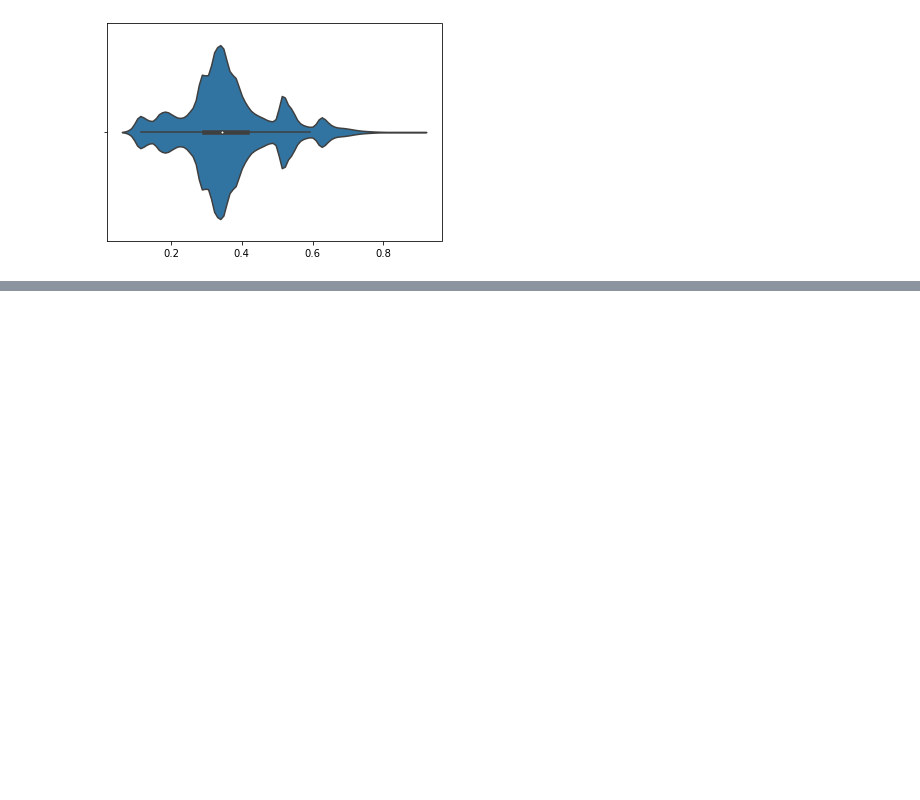
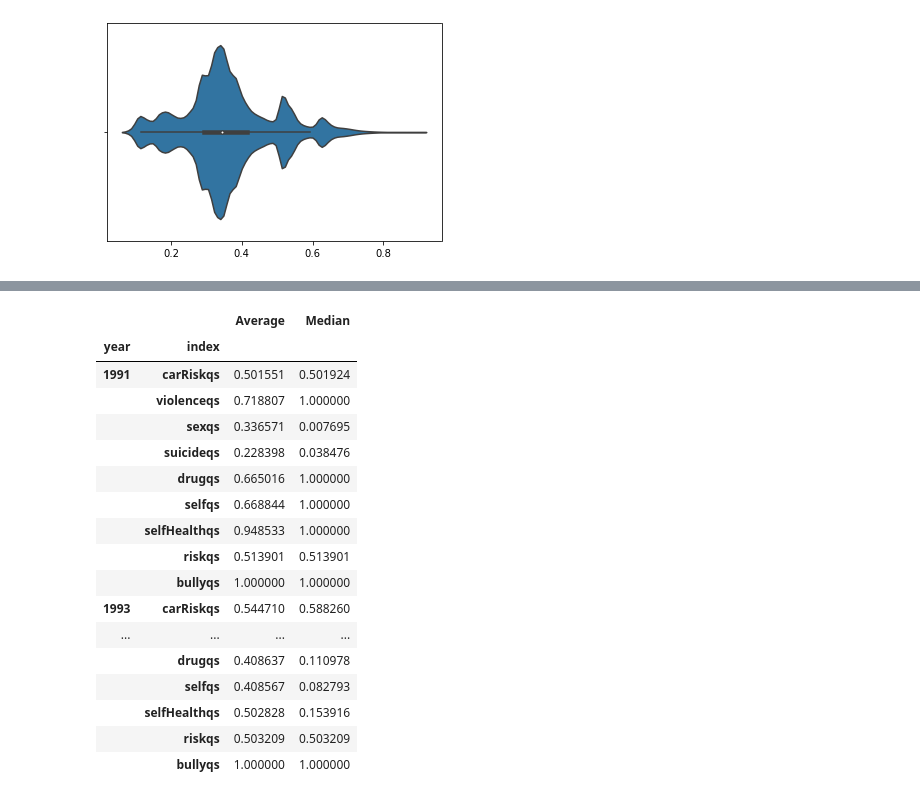
Before and after one commit to brodyee/STATS551_Project, a Jupyter notebook: eda/brodysEDA.ipynb, the cells around one changed output, grey strips where cells are left out. Drawn from its saved outputs; the diff is of its cells as text; code cells hidden in the pictures; blank space fills up the shorter version.

Commit message:
looked into what question group would be best

```diff
--- a/eda/brodysEDA.ipynb
+++ b/eda/brodysEDA.ipynb
@@ -163,0 +232,18 @@ survDatBefore10s.to_csv(root + "cleanSurvBefore10s.csv", index=False)
+# %%
+def getMissingForEachGroup(dat, colGroups, colGroupsNames):
+    propDataMissing = (dat.isna().sum() / dat.shape[0]).to_frame().T
+    qCatAveMissing, qCatMedMissing = [], []
+
+    for cols in colGroups:
+        qCatAveMissing.append(propDataMissing[cols].T.mean()[0])
+        qCatMedMissing.append(propDataMissing[cols].T.median()[0])
+
+    qCatMissing = pd.DataFrame({"index" : colGroupsNames,
+                                "Average" : qCatAveMissing,
+                                "Median" : qCatMedMissing}).set_index("index")
+    return qCatMissing
+qCatMissing = getMissingForEachGroup(survDat, listOfQList, listOfQListName)
+yearlyMissingQs = (survDat.groupby("year")
+                          .apply(lambda dat :
+                                        getMissingForEachGroup(dat, listOfQList,
+                                                               listOfQListName)))
@@ -163,0 +278,21 @@ survDatBefore10s.to_csv(root + "cleanSurvBefore10s.csv", index=False)
+# %%
+yearlyMissingQs.loc[1991:2000,]
+# %% [output]
+|  |  | Average | Median |
+| year | index |  |  |
+| 1991 | carRiskqs | 0.501551 | 0.501924 |
+|  | violenceqs | 0.718807 | 1.000000 |
+|  | sexqs | 0.336571 | 0.007695 |
+|  | suicideqs | 0.228398 | 0.038476 |
+|  | drugqs | 0.665016 | 1.000000 |
+|  | selfqs | 0.668844 | 1.000000 |
+|  | selfHealthqs | 0.948533 | 1.000000 |
+|  | riskqs | 0.513901 | 0.513901 |
+|  | bullyqs | 1.000000 | 1.000000 |
+| 1993 | carRiskqs | 0.544710 | 0.588260 |
+| ... | ... | ... | ... |
+|  | drugqs | 0.408637 | 0.110978 |
+|  | selfqs | 0.408567 | 0.082793 |
+|  | selfHealthqs | 0.502828 | 0.153916 |
+|  | riskqs | 0.503209 | 0.503209 |
+|  | bullyqs | 1.000000 | 1.000000 |
```
Also changed, not shown: parts of 11 cells of this notebook.
